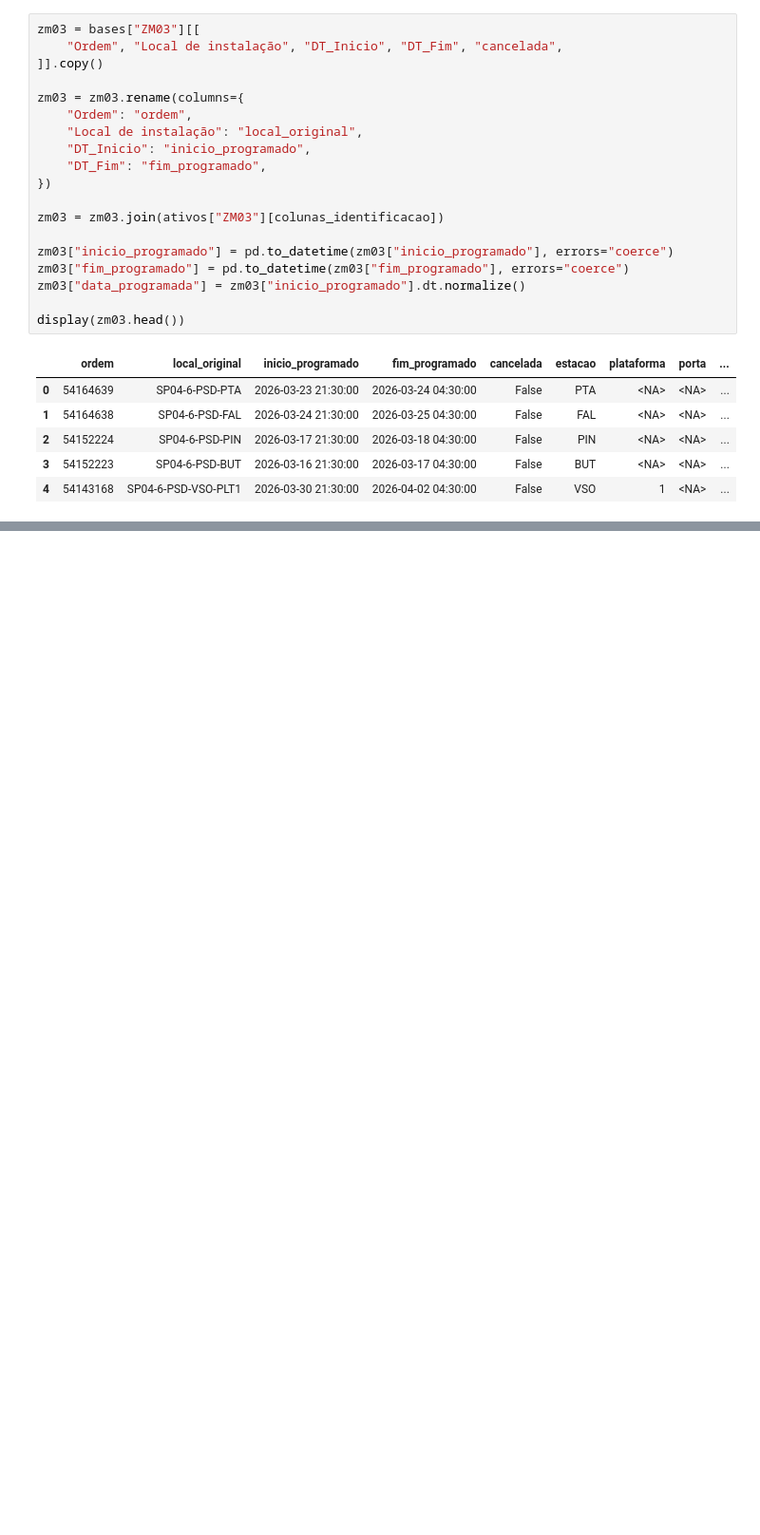
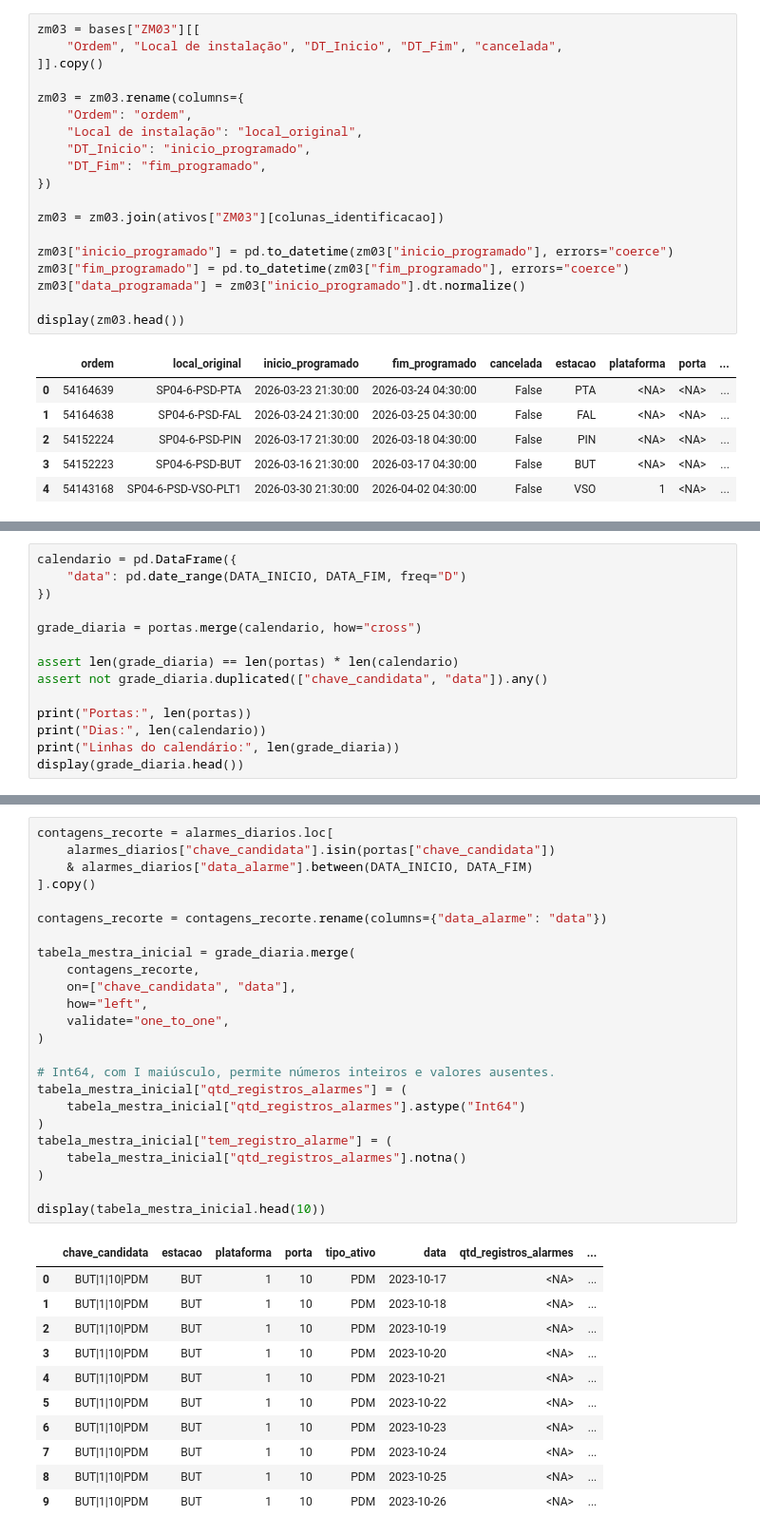
Before and after one commit to joaocardosodias/Lumem, a Jupyter notebook: models/modelo-rnn-1/01-criacao-tabela-mestra.ipynb, the cells around one changed output, grey strips where cells are left out. Shown at 95% size. Cells and saved outputs as stored; diff of their text form; blank space fills up the shorter version.

```diff
--- a/models/modelo-rnn-1/01-criacao-tabela-mestra.ipynb
+++ b/models/modelo-rnn-1/01-criacao-tabela-mestra.ipynb
@@ -785,0 +883,14 @@ Temos quatro tabelas preparadas em memória (`alarmes`, `zm01`, `zm02`, `zm03`)
+# %%
+calendario = pd.DataFrame({
+    "data": pd.date_range(DATA_INICIO, DATA_FIM, freq="D")
+})
+
+grade_diaria = portas.merge(calendario, how="cross")
+
+assert len(grade_diaria) == len(portas) * len(calendario)
+assert not grade_diaria.duplicated(["chave_candidata", "data"]).any()
+
+print("Portas:", len(portas))
+print("Dias:", len(calendario))
+print("Linhas do calendário:", len(grade_diaria))
+display(grade_diaria.head())
@@ -785,0 +915,36 @@ Temos quatro tabelas preparadas em memória (`alarmes`, `zm01`, `zm02`, `zm03`)
+# %%
+contagens_recorte = alarmes_diarios.loc[
+    alarmes_diarios["chave_candidata"].isin(portas["chave_candidata"])
+    & alarmes_diarios["data_alarme"].between(DATA_INICIO, DATA_FIM)
+].copy()
+
+contagens_recorte = contagens_recorte.rename(columns={"data_alarme": "data"})
+
+tabela_mestra_inicial = grade_diaria.merge(
+    contagens_recorte,
+    on=["chave_candidata", "data"],
+    how="left",
+    validate="one_to_one",
+)
+
+# Int64, com I maiúsculo, permite números inteiros e valores ausentes.
+tabela_mestra_inicial["qtd_registros_alarmes"] = (
+    tabela_mestra_inicial["qtd_registros_alarmes"].astype("Int64")
+)
+tabela_mestra_inicial["tem_registro_alarme"] = (
+    tabela_mestra_inicial["qtd_registros_alarmes"].notna()
+)
+
+display(tabela_mestra_inicial.head(10))
+# %% [output]
+|  | chave_candidata | estacao | plataforma | porta | tipo_ativo | data | qtd_registros_alarmes | ... |
+| 0 | BUT|1|10|PDM | BUT | 1 | 10 | PDM | 2023-10-17 | <NA> | ... |
+| 1 | BUT|1|10|PDM | BUT | 1 | 10 | PDM | 2023-10-18 | <NA> | ... |
+| 2 | BUT|1|10|PDM | BUT | 1 | 10 | PDM | 2023-10-19 | <NA> | ... |
+| 3 | BUT|1|10|PDM | BUT | 1 | 10 | PDM | 2023-10-20 | <NA> | ... |
+| 4 | BUT|1|10|PDM | BUT | 1 | 10 | PDM | 2023-10-21 | <NA> | ... |
+| 5 | BUT|1|10|PDM | BUT | 1 | 10 | PDM | 2023-10-22 | <NA> | ... |
+| 6 | BUT|1|10|PDM | BUT | 1 | 10 | PDM | 2023-10-23 | <NA> | ... |
+| 7 | BUT|1|10|PDM | BUT | 1 | 10 | PDM | 2023-10-24 | <NA> | ... |
+| 8 | BUT|1|10|PDM | BUT | 1 | 10 | PDM | 2023-10-25 | <NA> | ... |
+| 9 | BUT|1|10|PDM | BUT | 1 | 10 | PDM | 2023-10-26 | <NA> | ... |
```
Also changed, not shown: parts of 30 cells of this notebook.
